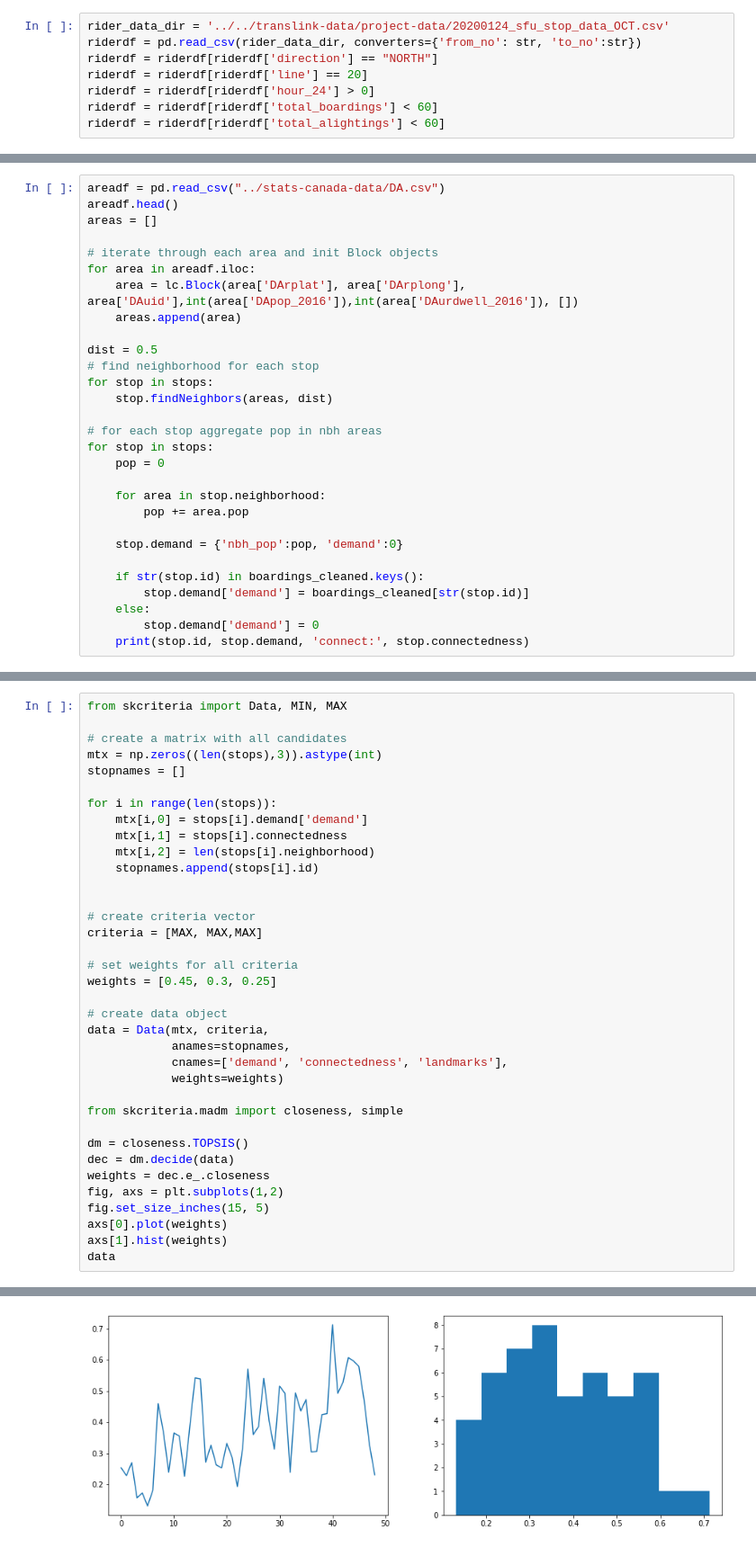
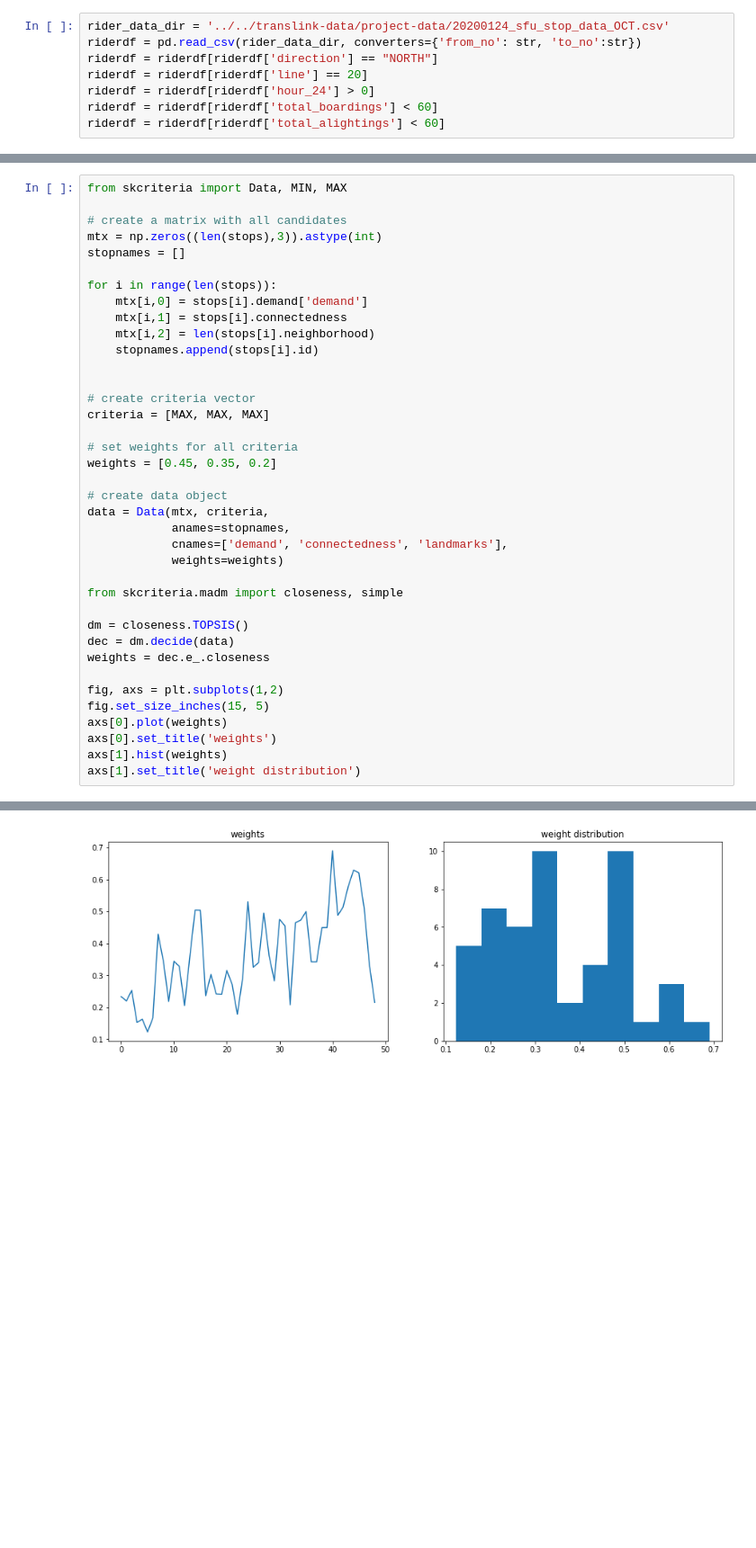
Before and after one commit to lostdevfound/bus-stop-optimization, a Jupyter notebook: topsis/topsis.ipynb, the cells around one changed output, grey strips where cells are left out. Shown at 90% size. Drawn from its saved outputs; the diff is of its cells as text; blank space fills up the shorter version.

```diff
--- a/topsis/topsis.ipynb
+++ b/topsis/topsis.ipynb
@@ -125,29 +79,0 @@ num stops analyzed: 44
-# %%
-areadf = pd.read_csv("../stats-canada-data/DA.csv")
-areadf.head()
-areas = []
-
-# iterate through each area and init Block objects
-for area in areadf.iloc:
-    area = lc.Block(area['DArplat'], area['DArplong'], area['DAuid'],int(area['DApop_2016']),int(area['DAurdwell_2016']), [])
-    areas.append(area)
-
-dist = 0.5
-# find neighborhood for each stop
-for stop in stops:
-    stop.findNeighbors(areas, dist)
-
-# for each stop aggregate pop in nbh areas
-for stop in stops:
-    pop = 0
-
-    for area in stop.neighborhood:
-        pop += area.pop
-
-    stop.demand = {'nbh_pop':pop, 'demand':0}
-
-    if str(stop.id) in boardings_cleaned.keys():
-        stop.demand['demand'] = boardings_cleaned[str(stop.id)]
-    else:
-        stop.demand['demand'] = 0
-    print(stop.id, stop.demand, 'connect:', stop.connectedness)
@@ -250,10 +226,10 @@ for i in range(len(stops)):
 
 
 # create criteria vector
-criteria = [MAX, MAX,MAX]
+criteria = [MAX, MAX, MAX]
 
 # set weights for all criteria
-weights = [0.45, 0.3, 0.25]
+weights = [0.45, 0.35, 0.2]
 
 # create data object
 data = Data(mtx, criteria,
@@ -266,9 +242,11 @@ from skcriteria.madm import closeness, simple
 dm = closeness.TOPSIS()
 dec = dm.decide(data)
 weights = dec.e_.closeness
+
 fig, axs = plt.subplots(1,2)
 fig.set_size_inches(15, 5)
 axs[0].plot(weights)
+axs[0].set_title('weights')
 axs[1].hist(weights)
-data
+axs[1].set_title('weight distribution')
 # %% [output]
@@ -292 +254 @@ data
-[figure, old version]
+[figure, new version]
```
Also changed, not shown: parts of 24 cells of this notebook, 1 other file.
